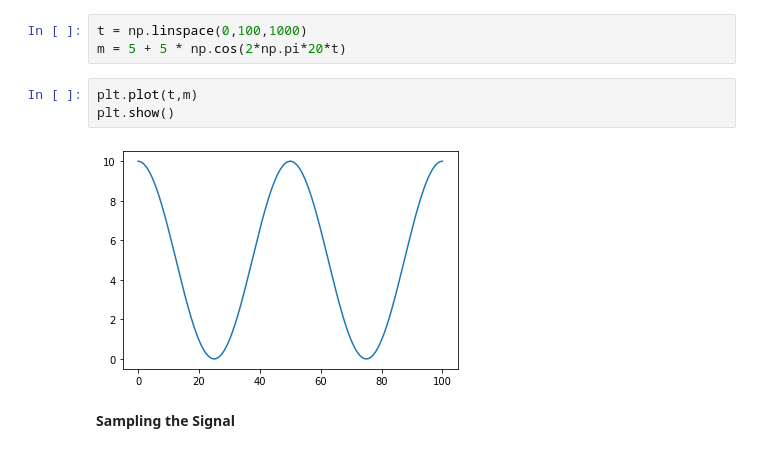
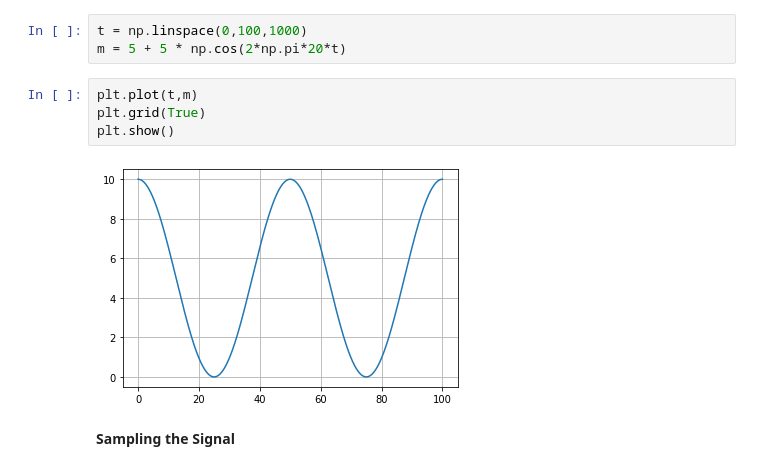
Before and after one commit to ensiehgo/CSE366_2017331030, a Jupyter notebook: Task #01/Pulse_Code_Modulation.ipynb, the cells around one changed output. Drawn from its saved outputs; the diff is of its cells as text.

```diff
--- a/Task #01/Pulse_Code_Modulation.ipynb
+++ b/Task #01/Pulse_Code_Modulation.ipynb
@@ -9,9 +9,10 @@ t = np.linspace(0,100,1000)
 m = 5 + 5 * np.cos(2*np.pi*20*t)
 # %%
 plt.plot(t,m)
+plt.grid(True)
 plt.show()
 # %% [output]
-[figure, old version]
+[figure, new version]
 # %% [markdown]
 **Sampling the Signal**
 # %%
```
Also changed, not shown: parts of 3 cells of this notebook.
